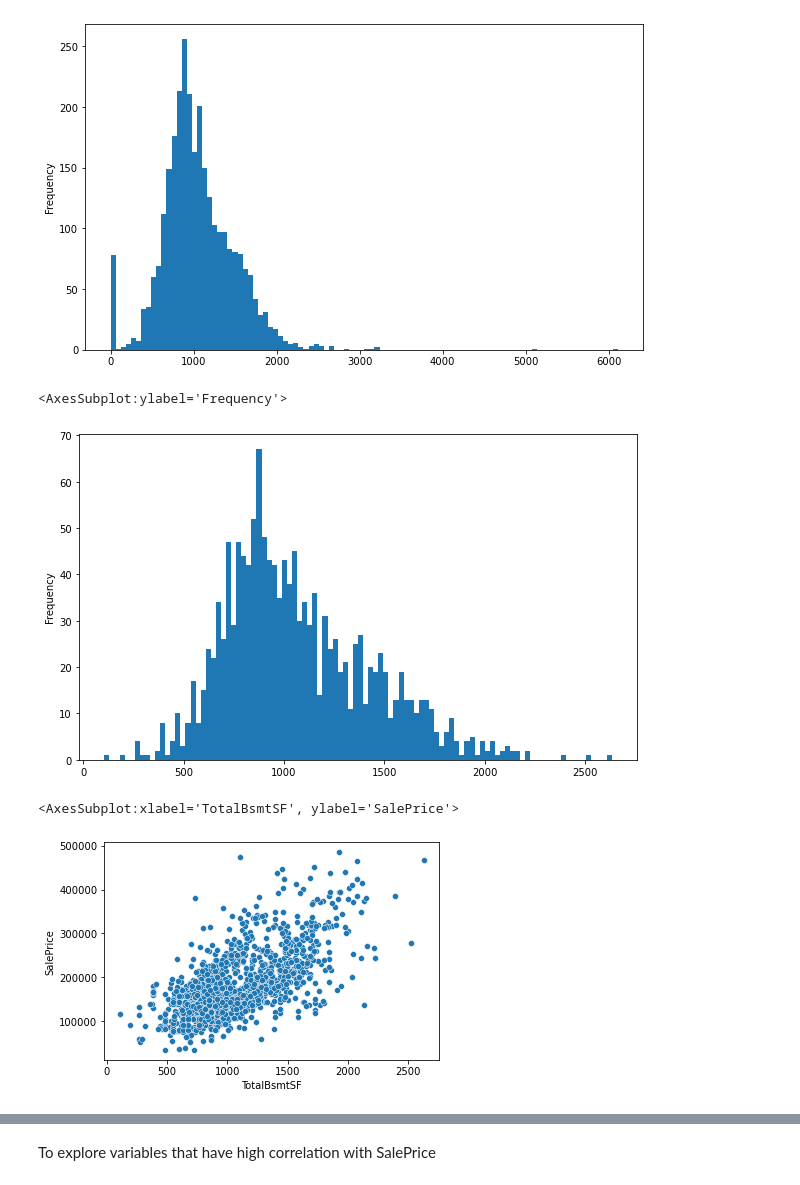
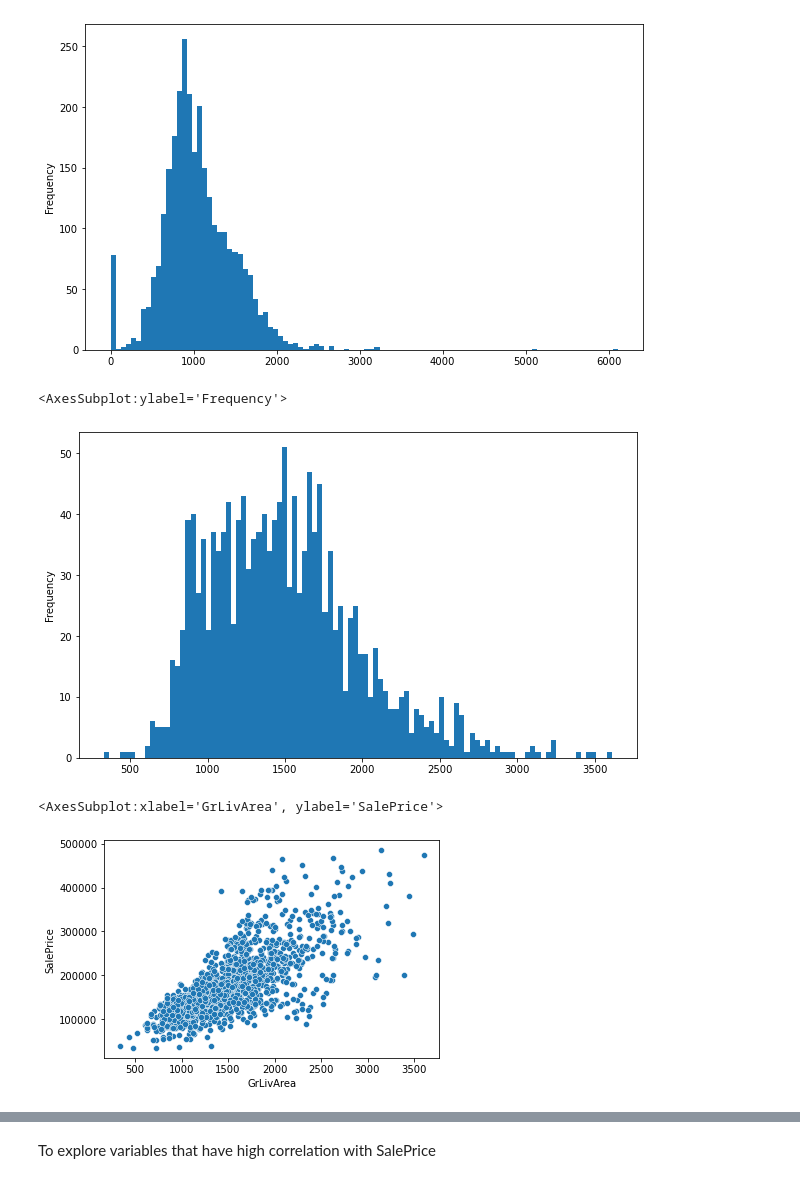
Before and after one commit to CS521-Burstein/final-project-Willqqq123, a Jupyter notebook: Linear Regression.ipynb, the cells around one changed output, grey strips where cells are left out. Cells and saved outputs as stored; diff of their text form; code cells hidden in the pictures.

```diff
--- a/Linear Regression.ipynb
+++ b/Linear Regression.ipynb
@@ -56,25 +56,23 @@ housing.TotalBsmtSF.plot(kind="hist", bins = 100, figsize = (10,6))
 <AxesSubplot:ylabel='Frequency'>
 [figure]
 # %%
-df_1 = housing[["SalePrice", "TotalBsmtSF"]]
+df_1 = housing[["SalePrice", "GrLivArea"]]
 
 #df_1.TotalBsmtSF.plot(kind="hist", bins = 100) #checked for outliers and removed them
 
-df_1 = df_1[df_1["TotalBsmtSF"] < 3000]
-
-df_1 = df_1[df_1["TotalBsmtSF"] > 0] #doesn't make sense that area of Basement is 0
+df_1 = df_1[df_1["GrLivArea"] < 4000]
 
 df_1 = df_1[df_1["SalePrice"] < 500000]
 
-df_1.TotalBsmtSF.plot(kind="hist", bins = 100,  figsize = (10,6))
+df_1.GrLivArea.plot(kind="hist", bins = 100,  figsize = (10,6))
 # %% [output]
 <AxesSubplot:ylabel='Frequency'>
-[figure, old version]
+[figure, new version]
 # %%
-sns.scatterplot(data = df_1, x = "TotalBsmtSF", y = "SalePrice")
+sns.scatterplot(data = df_1, x = "GrLivArea", y = "SalePrice")
 # %% [output]
-<AxesSubplot:xlabel='TotalBsmtSF', ylabel='SalePrice'>
+<AxesSubplot:xlabel='GrLivArea', ylabel='SalePrice'>
-[figure, old version]
+[figure, new version]
 # %%
 df_1 = df_1.dropna() #Drop NA values
 
```
Also changed, not shown: parts of 5 cells of this notebook.
